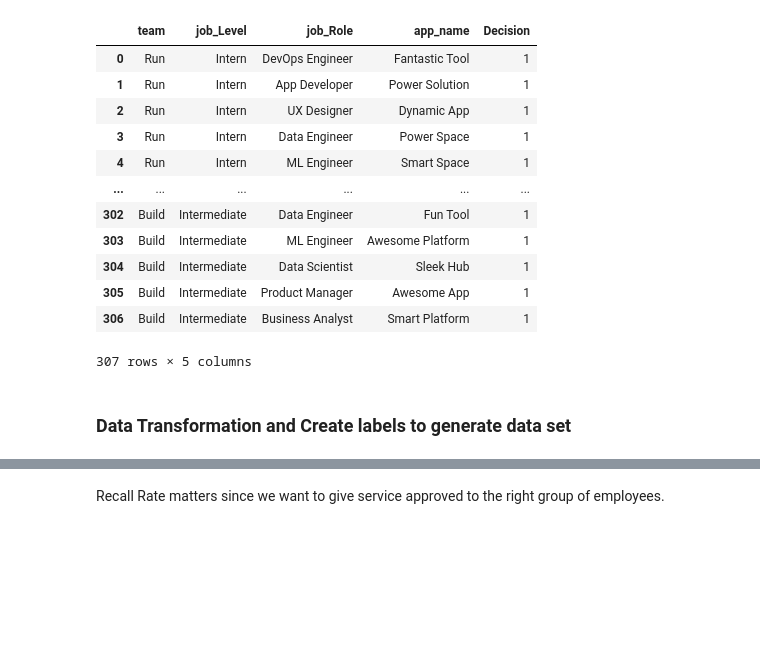
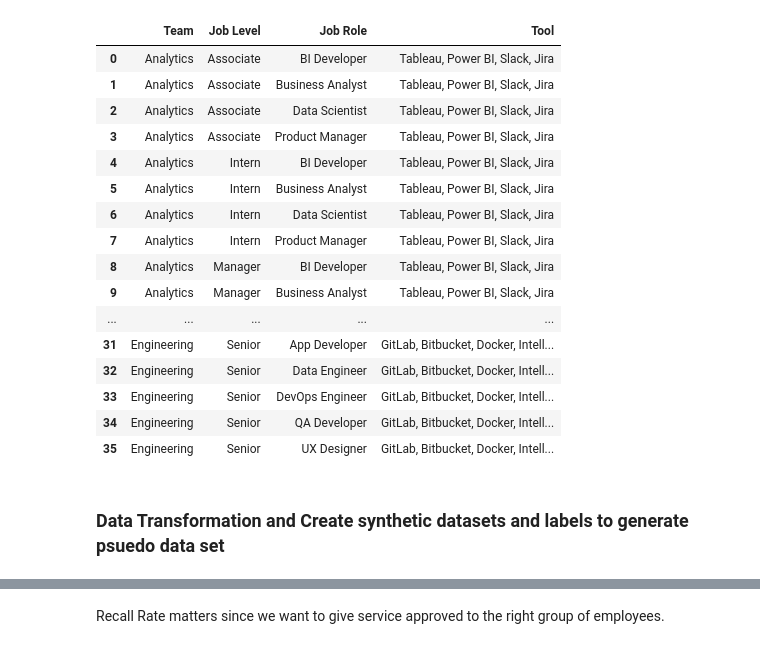
Before and after one commit to jzhen3/Service-Access-Automation, a Jupyter notebook: ServiceAccess.ipynb, the cells around one changed output, grey strips where cells are left out. Saved outputs shown, nothing was run; the diff lists cells and outputs as text; code cells hidden in the pictures; blank space fills up the shorter version.

```diff
--- a/ServiceAccess.ipynb
+++ b/ServiceAccess.ipynb
@@ -55,0 +70,25 @@ len(dfs)
+# %%
+query_df = df.groupby(['Team', 'Job Level', 'Job Role'])['Tool'].apply(lambda x: set(x)).reset_index()
+def join_elements(cell):
+    if isinstance(cell, set):
+        return ', '.join(cell)
+query_df['Tool'] = query_df['Tool'].apply(join_elements)
+query_df
+# %% [output]
+|  | Team | Job Level | Job Role | Tool |
+| 0 | Analytics | Associate | BI Developer | Tableau, Power BI, Slack, Jira |
+| 1 | Analytics | Associate | Business Analyst | Tableau, Power BI, Slack, Jira |
+| 2 | Analytics | Associate | Data Scientist | Tableau, Power BI, Slack, Jira |
+| 3 | Analytics | Associate | Product Manager | Tableau, Power BI, Slack, Jira |
+| 4 | Analytics | Intern | BI Developer | Tableau, Power BI, Slack, Jira |
+| 5 | Analytics | Intern | Business Analyst | Tableau, Power BI, Slack, Jira |
+| 6 | Analytics | Intern | Data Scientist | Tableau, Power BI, Slack, Jira |
+| 7 | Analytics | Intern | Product Manager | Tableau, Power BI, Slack, Jira |
+| 8 | Analytics | Manager | BI Developer | Tableau, Power BI, Slack, Jira |
+| 9 | Analytics | Manager | Business Analyst | Tableau, Power BI, Slack, Jira |
+| ... | ... | ... | ... | ... |
+| 31 | Engineering | Senior | App Developer | GitLab, Bitbucket, Docker, Intell... |
+| 32 | Engineering | Senior | Data Engineer | GitLab, Bitbucket, Docker, Intell... |
+| 33 | Engineering | Senior | DevOps Engineer | GitLab, Bitbucket, Docker, Intell... |
+| 34 | Engineering | Senior | QA Developer | GitLab, Bitbucket, Docker, Intell... |
+| 35 | Engineering | Senior | UX Designer | GitLab, Bitbucket, Docker, Intell... |
@@ -60,19 +103,3 @@ dfs_unique['Decision'] = 1
-# %%
-dfs_unique
-# %% [output]
-|  | team | job_Level | job_Role | app_name | Decision |
-| 0 | Run | Intern | DevOps Engineer | Fantastic Tool | 1 |
-| 1 | Run | Intern | App Developer | Power Solution | 1 |
-| 2 | Run | Intern | UX Designer | Dynamic App | 1 |
-| 3 | Run | Intern | Data Engineer | Power Space | 1 |
-| 4 | Run | Intern | ML Engineer | Smart Space | 1 |
-| ... | ... | ... | ... | ... | ... |
-| 302 | Build | Intermediate | Data Engineer | Fun Tool | 1 |
-| 303 | Build | Intermediate | ML Engineer | Awesome Platform | 1 |
-| 304 | Build | Intermediate | Data Scientist | Sleek Hub | 1 |
-| 305 | Build | Intermediate | Product Manager | Awesome App | 1 |
-| 306 | Build | Intermediate | Business Analyst | Smart Platform | 1 |
-307 rows × 5 columns
 # %% [markdown]
-### Data Transformation and Create labels to generate data set
+### Data Transformation and Create synthetic datasets and labels to generate psuedo data set
 # %%
```
Also changed, not shown: parts of 37 cells of this notebook, 48 other files.
